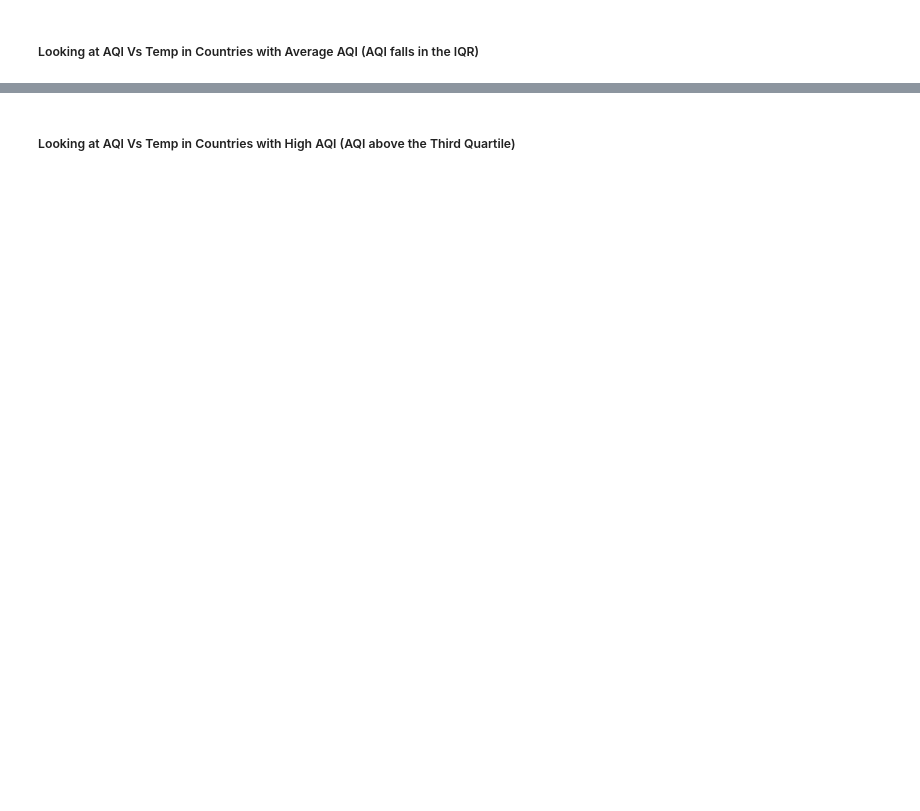
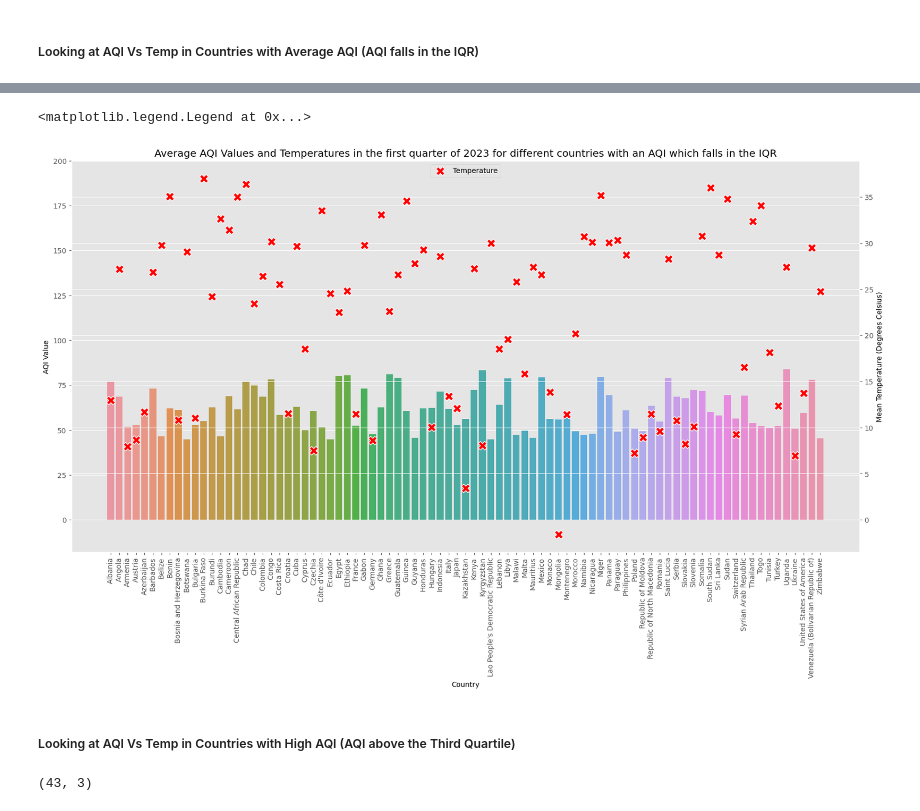
Before and after one commit to EirfatChoudhury/AQIVsTempContinued, a Jupyter notebook: data-analysis/AQIvsTemp.ipynb, the cells around one changed output, grey strips where cells are left out. Cells and saved outputs as stored; diff of their text form; code cells hidden in the pictures; blank space fills up the shorter version.

```diff
--- a/data-analysis/AQIvsTemp.ipynb
+++ b/data-analysis/AQIvsTemp.ipynb
@@ -255,2 +287,19 @@ Country_Vs_AQI_Temp = sns.scatterplot(data=AQI_COUNTRY_TEMP, x="Country", y="Mea
+# %%
+plt.figure(figsize=(20, 10))
+Country_Vs_MedAQI = sns.barplot(data=MED_AQI_COUNTRY_TEMP, x="Country", y="AQI Value")
+Country_Vs_MedAQI.set_xticklabels(Country_Vs_MedAQI.get_xticklabels(), rotation=90)
+Country_Vs_MedAQI.set(ylim=(-18, 200))
+ax2 = Country_Vs_MedAQI.twinx()
+Country_Vs_MedAQI_Temp = sns.scatterplot(data=MED_AQI_COUNTRY_TEMP, x="Country", y="Mean Temperature (Degrees Celsius)", ax=ax2, color="red", s=150, marker="X")
+Country_Vs_MedAQI_Temp.set(title="Average AQI Values and Temperatures in the first quarter of 2023 for different countries with an AQI which falls in the IQR")
+Country_Vs_MedAQI_Temp.legend(labels=["Temperature"], loc = 9)
+# %% [output]
+<matplotlib.legend.Legend at 0x...>
+[figure, added]
 # %% [markdown]
 ##### Looking at AQI Vs Temp in Countries with High AQI (AQI above the Third Quartile)
+# %%
+HIGH_AQI_COUNTRY_TEMP = AQI_COUNTRY_TEMP[AQI_COUNTRY_TEMP["AQI Value"] > AQI_Q3]
+HIGH_AQI_COUNTRY_TEMP.shape
+# %% [output]
+(43, 3)
```
Also changed, not shown: parts of 6 cells of this notebook.
